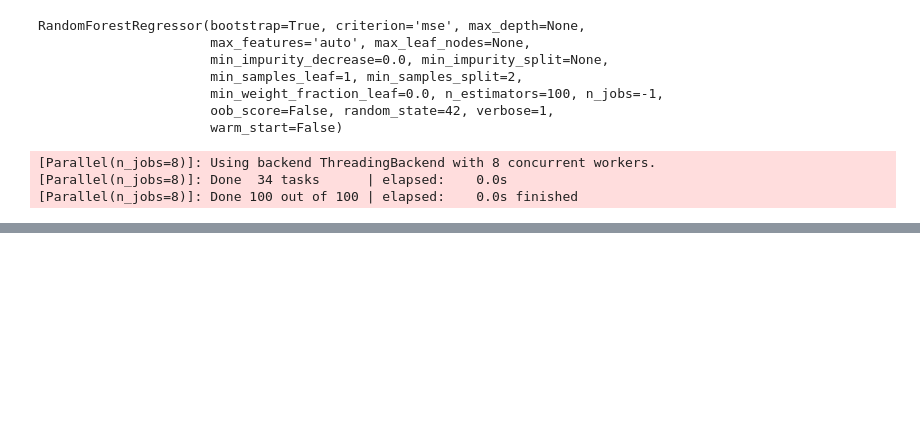
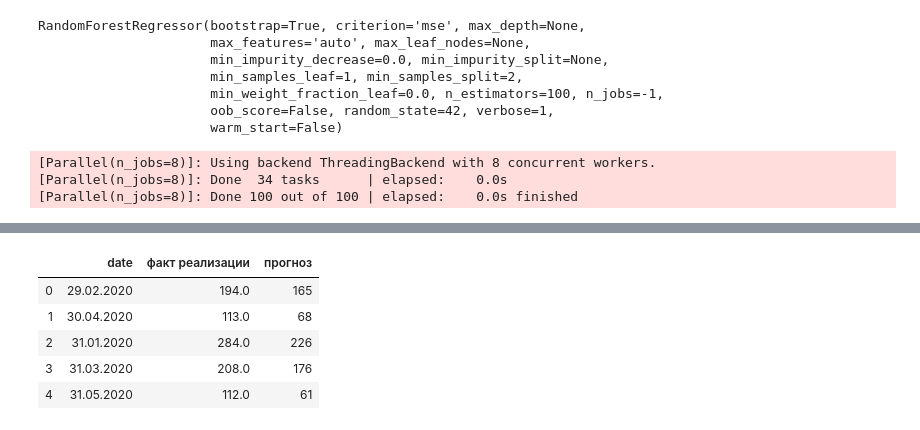
Before and after one commit to serg-shmill/project, a Jupyter notebook: molodechnomebel.ipynb, the cells around one changed output, grey strips where cells are left out. Saved outputs shown, nothing was run; the diff lists cells and outputs as text; code cells hidden in the pictures; blank space fills up the shorter version.

```diff
--- a/molodechnomebel.ipynb
+++ b/molodechnomebel.ipynb
@@ -285,0 +318,9 @@ pred
+# %%
+pred_1.head()
+# %% [output]
+|  | date | факт реализации | прогноз |
+| 0 | 29.02.2020 | 194.0 | 165 |
+| 1 | 30.04.2020 | 113.0 | 68 |
+| 2 | 31.01.2020 | 284.0 | 226 |
+| 3 | 31.03.2020 | 208.0 | 176 |
+| 4 | 31.05.2020 | 112.0 | 61 |
```
Also changed, not shown: parts of 16 cells of this notebook.
